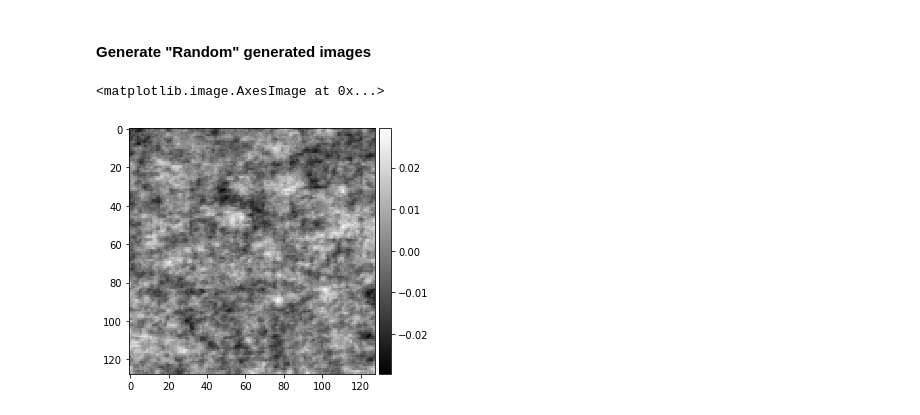
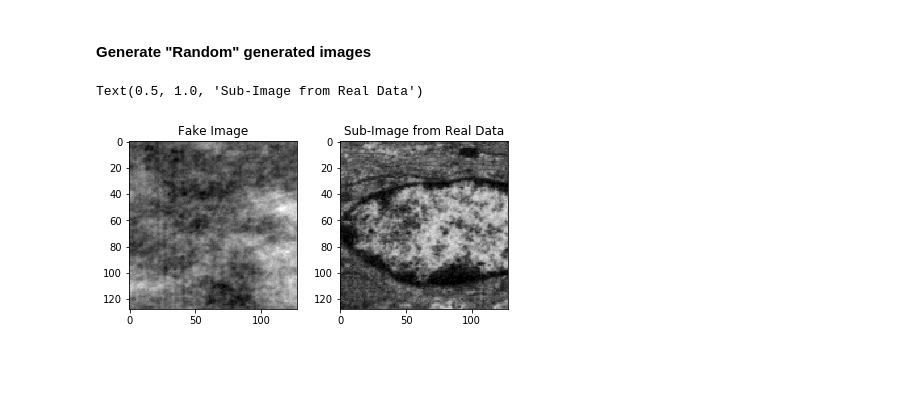
Before and after one commit to aduenner/ImageSegmentation, a Jupyter notebook: PC_Image_Generator.ipynb, the cells around one changed output. Drawn from its saved outputs; the diff is of its cells as text; code cells hidden in the pictures; blank space fills up the shorter version.

Commit message:
Updated PCA to show generated vs real image

```diff
--- a/PC_Image_Generator.ipynb
+++ b/PC_Image_Generator.ipynb
@@ -15,7 +15,7 @@ import random
 # %% [markdown]
 #### User-Defined Variables
 # %%
-num_components = 100 # Number of principal components to compute
+num_components = 50 # Number of principal components to compute
 img_size=128 #Size of sub-images to generate from large input image in dataset (assuming width = height)
 overlap = 20 # Overlap between subimages
 image_file = 'Data/sem_image.PNG' #Image file that we will section
@@ -44,7 +44,7 @@ pc_vectors = pca.transform(img_array)
 pc_array = np.zeros((img_size,img_size,num_components))
 for i in range(num_components):
     this_vector = pc_vectors[:,i];
-    this_vector = this_vector/np.linalg.norm(this_vector)
+    this_vector = this_vector# /np.linalg.norm(this_vector)
     pc_array[:,:,i]=this_vector.reshape((img_size,img_size))
 # %% [markdown]
 #### Plot first few principal components
@@ -63,12 +63,20 @@ for i in range(6):
 # %%
 randoms=np.random.rand(num_components,)
 randoms = randoms/np.linalg.norm(randoms)
 random_img = np.zeros((img_size,img_size))
 for i in range(num_components):
     random_img+= pc_array[:,:,i]*randoms[i]
 
-#random_img = (random_img - random_img.min())/random_img.max()
+random_img = (random_img - random_img.min())
+random_img/= random_img.max()
+plt.subplot(1,2,1)
 imshow(random_img,cmap='gray')
+plt.title('Fake Image')
+
+id = random.randint(0,x_test.shape[0])
+plt.subplot(1,2,2)
+imshow(np.squeeze(x_test[id]))
+plt.title('Sub-Image from Real Data')
 # %% [output]
-<matplotlib.image.AxesImage at 0x...>
+Text(0.5, 1.0, 'Sub-Image from Real Data')
-[figure, old version]
+[figure, new version]
```
Also changed, not shown: 1 other file.
